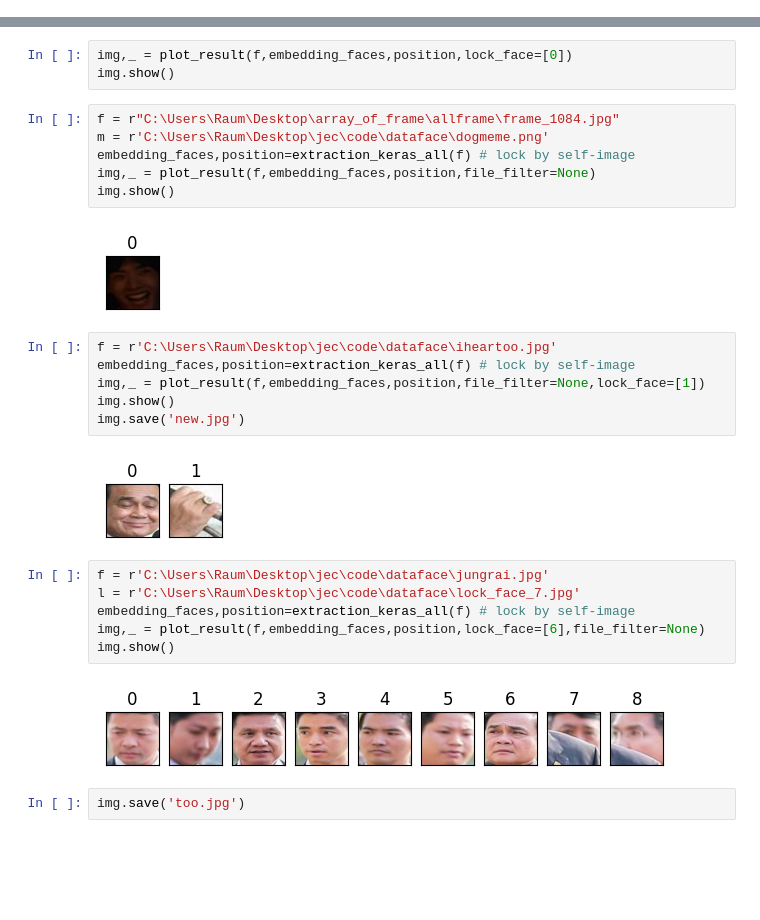
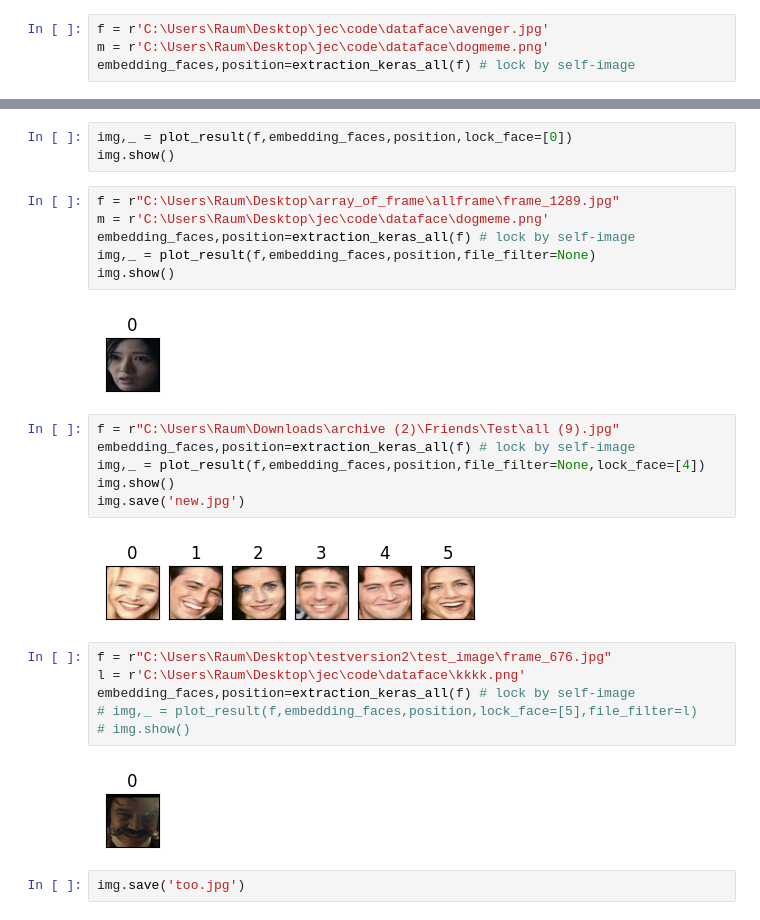
Before and after one commit to Raum27/Project_blur, a Jupyter notebook: test_tourial/face_detect_image.ipynb, the cells around one changed output, grey strips where cells are left out. Drawn from its saved outputs; the diff is of its cells as text; blank space fills up the shorter version.

Commit message:
image_edit

```diff
--- a/test_tourial/face_detect_image.ipynb
+++ b/test_tourial/face_detect_image.ipynb
@@ -91,3 +106,7 @@ def extraction_keras_all(file_name,show=None): # take embeddings, and position
+# %%
+f = r'C:\Users\Raum\Desktop\jec\code\dataface\avenger.jpg'
+m = r'C:\Users\Raum\Desktop\jec\code\dataface\dogmeme.png'
+embedding_faces,position=extraction_keras_all(f) # lock by self-image
 # %%
 def plot_result(file_image,embedding_faces,position,lock_face=None,file_filter=None):
   log_cosine_similarity = []
@@ -166,28 +185,28 @@ embedding_faces,position=extraction_keras_all(f) # lock by self-image
 img,_ = plot_result(f,embedding_faces,position,lock_face=[0])
 img.show()
 # %%
-f = r"C:\Users\Raum\Desktop\array_of_frame\allframe\frame_1084.jpg"
+f = r"C:\Users\Raum\Desktop\array_of_frame\allframe\frame_1289.jpg"
 m = r'C:\Users\Raum\Desktop\jec\code\dataface\dogmeme.png'
 embedding_faces,position=extraction_keras_all(f) # lock by self-image
 img,_ = plot_result(f,embedding_faces,position,file_filter=None)
 img.show()
 # %% [output]
-[figure, old version]
+[figure, new version]
 # %%
-f = r'C:\Users\Raum\Desktop\jec\code\dataface\iheartoo.jpg'
+f = r"C:\Users\Raum\Downloads\archive (2)\Friends\Test\all (9).jpg"
 embedding_faces,position=extraction_keras_all(f) # lock by self-image
-img,_ = plot_result(f,embedding_faces,position,file_filter=None,lock_face=[1])
+img,_ = plot_result(f,embedding_faces,position,file_filter=None,lock_face=[4])
 img.show()
 img.save('new.jpg')
 # %% [output]
-[figure, old version]
+[figure, new version]
 # %%
-f = r'C:\Users\Raum\Desktop\jec\code\dataface\jungrai.jpg'
-l = r'C:\Users\Raum\Desktop\jec\code\dataface\lock_face_7.jpg'
+f = r"C:\Users\Raum\Desktop\testversion2\test_image\frame_676.jpg"
+l = r'C:\Users\Raum\Desktop\jec\code\dataface\kkkk.png'
 embedding_faces,position=extraction_keras_all(f) # lock by self-image
-img,_ = plot_result(f,embedding_faces,position,lock_face=[6],file_filter=None)
-img.show()
+# img,_ = plot_result(f,embedding_faces,position,lock_face=[5],file_filter=l)
+# img.show()
 # %% [output]
-[figure, old version]
+[figure, new version]
 # %%
 img.save('too.jpg')
```
Also changed, not shown: parts of 8 cells of this notebook, 2 other files.
